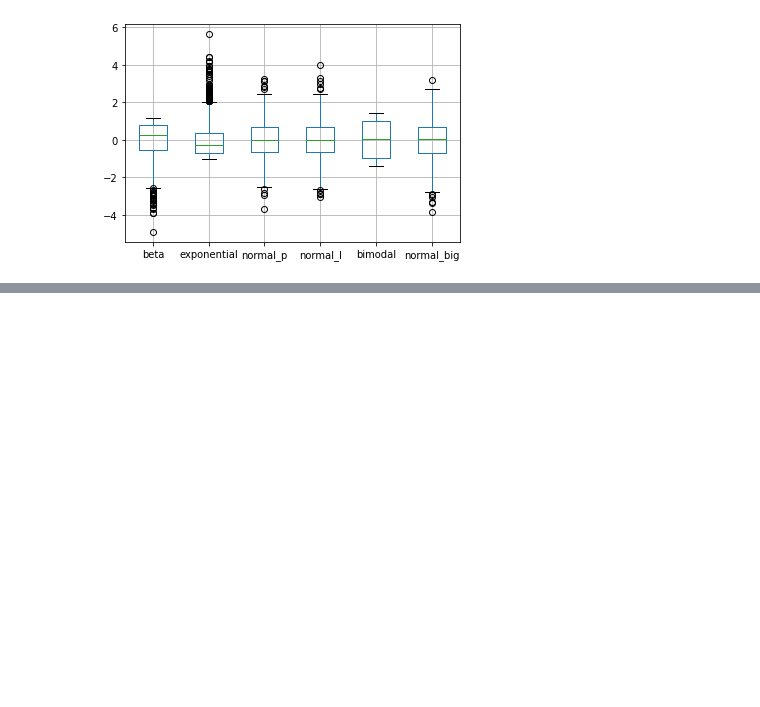
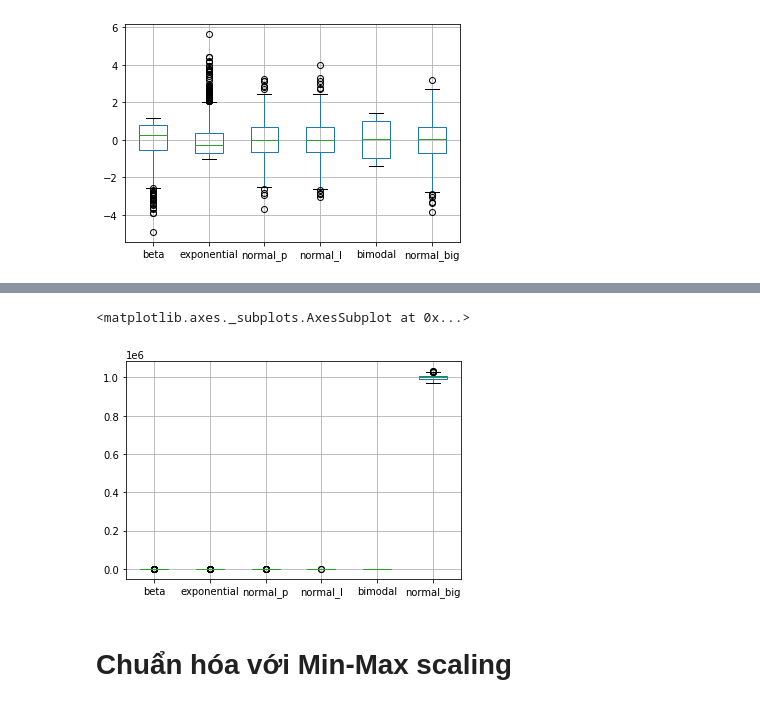
Before and after one commit to mark3000-010701/Dataanalyst, a Jupyter notebook: Thực_Hành_Tiền_xử_lí_1.ipynb, the cells around one changed output, grey strips where cells are left out. Saved outputs shown, nothing was run; the diff lists cells and outputs as text; code cells hidden in the pictures; blank space fills up the shorter version.

```diff
--- a/Thực_Hành_Tiền_xử_lí_1.ipynb
+++ b/Thực_Hành_Tiền_xử_lí_1.ipynb
@@ -117,0 +177,8 @@ df_s.boxplot()
+# %%
+# trực quan hóa bằng biểu đồ box plot
+df.boxplot()
+# %% [output]
+<matplotlib.axes._subplots.AxesSubplot at 0x...>
+[figure, added]
+# %% [markdown]
+# Chuẩn hóa với Min-Max scaling
```
Also changed, not shown: parts of 21 cells of this notebook.
